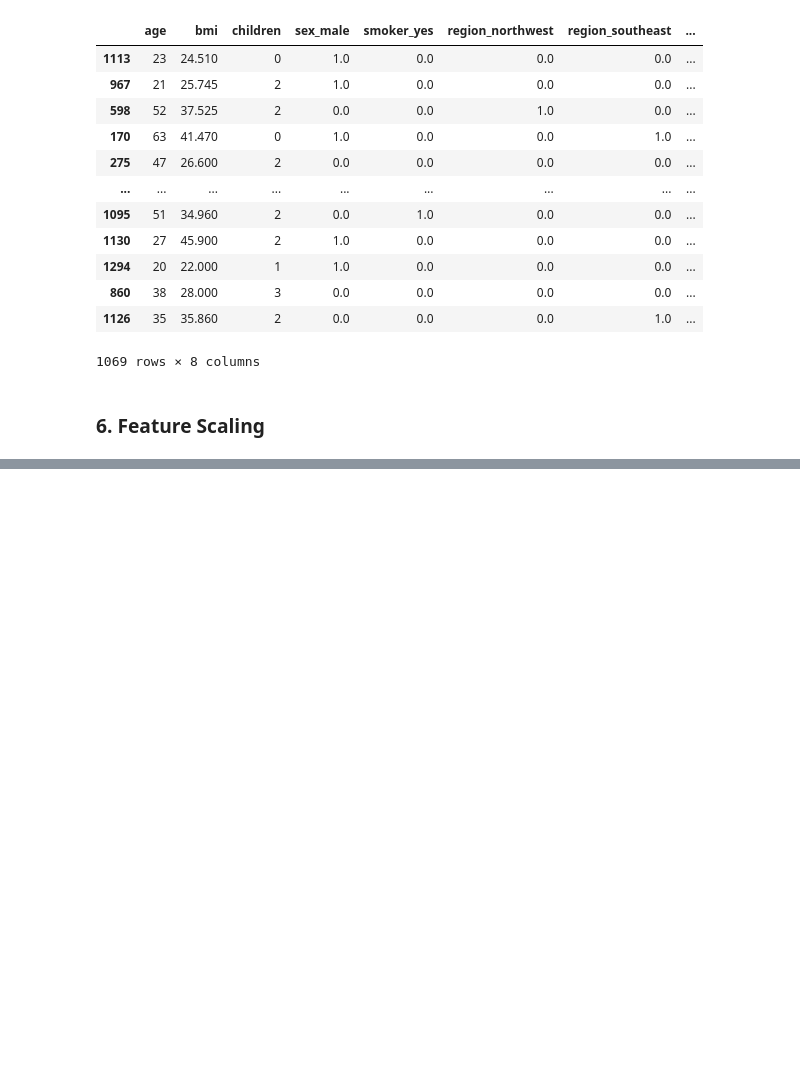
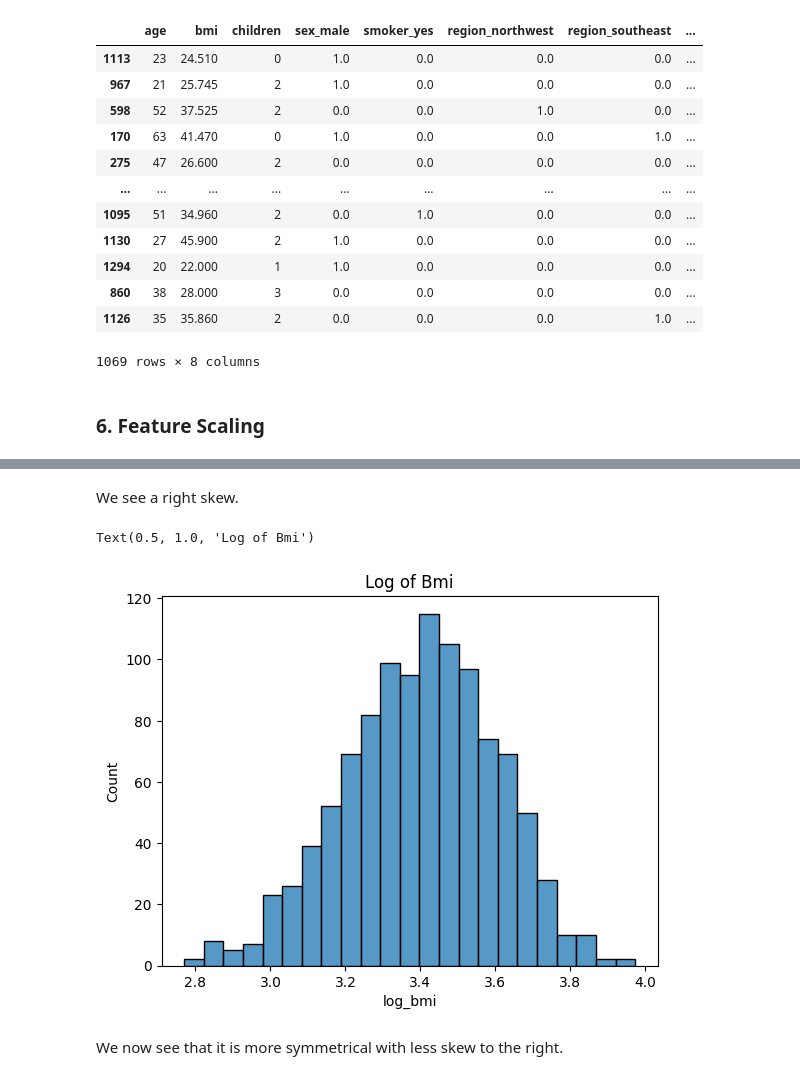
Before and after one commit to lokkenchan/linear_regression_001, a Jupyter notebook: notebooks/01_exploration.ipynb, the cells around one changed output, grey strips where cells are left out. Drawn from its saved outputs; the diff is of its cells as text; code cells hidden in the pictures; blank space fills up the shorter version.

```diff
--- a/notebooks/01_exploration.ipynb
+++ b/notebooks/01_exploration.ipynb
@@ -381,0 +392,11 @@ X_train
+# %% [markdown]
+We see a right skew.
+# %%
+X_train['log_bmi'] = np.log(X_train['bmi'])
+sns.histplot(X_train,x='log_bmi')
+plt.title('Log of Bmi')
+# %% [output]
+Text(0.5, 1.0, 'Log of Bmi')
+[figure, added]
+# %% [markdown]
+We now see that it is more symmetrical with less skew to the right.
```
Also changed, not shown: parts of 13 cells of this notebook.
